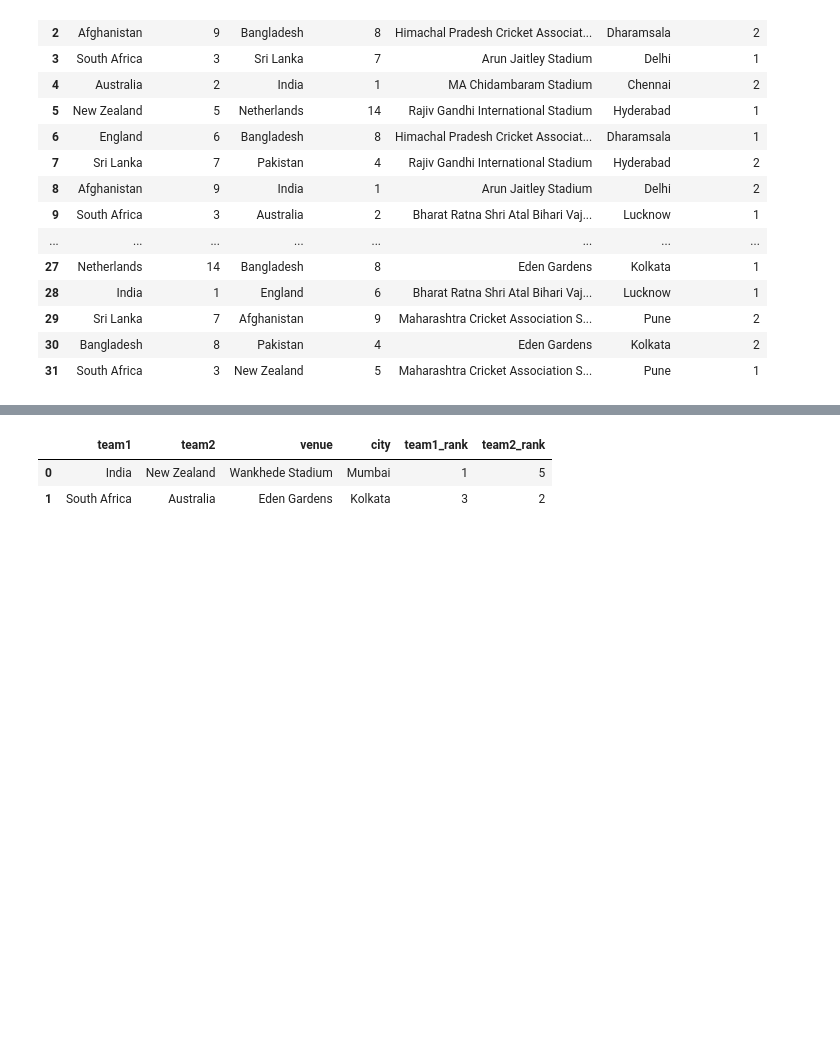
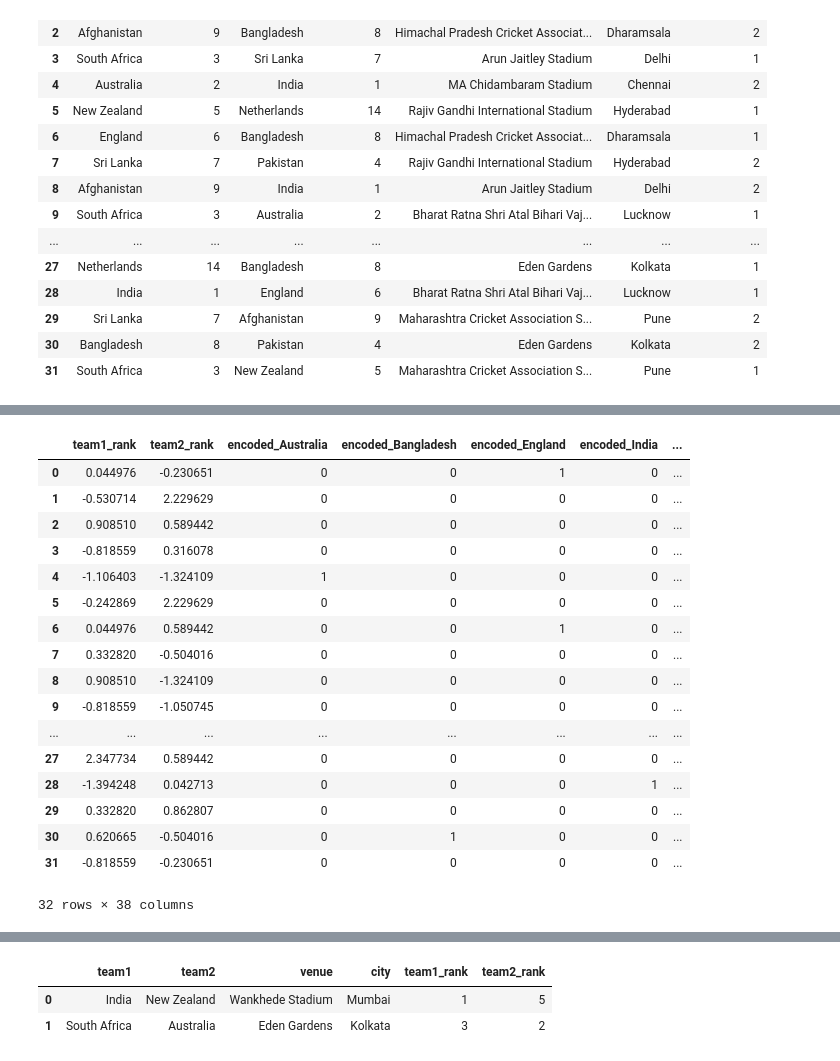
Before and after one commit to nirmalshah20519/Data_Mining_CP3_T02, a Jupyter notebook: IDM_Project_3_T_02_23.ipynb, the cells around one changed output, grey strips where cells are left out. Saved outputs shown, nothing was run; the diff lists cells and outputs as text; code cells hidden in the pictures; blank space fills up the shorter version.

```diff
--- a/IDM_Project_3_T_02_23.ipynb
+++ b/IDM_Project_3_T_02_23.ipynb
@@ -205,0 +199,25 @@ dfc
+# %%
+from sklearn.preprocessing import StandardScaler
+numerical_features = ['team1_rank', 'team2_rank', ]
+scaler = StandardScaler()
+dfc[numerical_features] = scaler.fit_transform(dfc[numerical_features])
+dfc
+# %% [output]
+|  | team1_rank | team2_rank | encoded_Australia | encoded_Bangladesh | encoded_England | encoded_India | ... |
+| 0 | 0.044976 | -0.230651 | 0 | 0 | 1 | 0 | ... |
+| 1 | -0.530714 | 2.229629 | 0 | 0 | 0 | 0 | ... |
+| 2 | 0.908510 | 0.589442 | 0 | 0 | 0 | 0 | ... |
+| 3 | -0.818559 | 0.316078 | 0 | 0 | 0 | 0 | ... |
+| 4 | -1.106403 | -1.324109 | 1 | 0 | 0 | 0 | ... |
+| 5 | -0.242869 | 2.229629 | 0 | 0 | 0 | 0 | ... |
+| 6 | 0.044976 | 0.589442 | 0 | 0 | 1 | 0 | ... |
+| 7 | 0.332820 | -0.504016 | 0 | 0 | 0 | 0 | ... |
+| 8 | 0.908510 | -1.324109 | 0 | 0 | 0 | 0 | ... |
+| 9 | -0.818559 | -1.050745 | 0 | 0 | 0 | 0 | ... |
+| ... | ... | ... | ... | ... | ... | ... | ... |
+| 27 | 2.347734 | 0.589442 | 0 | 0 | 0 | 0 | ... |
+| 28 | -1.394248 | 0.042713 | 0 | 0 | 0 | 1 | ... |
+| 29 | 0.332820 | 0.862807 | 0 | 0 | 0 | 0 | ... |
+| 30 | 0.620665 | -0.504016 | 0 | 1 | 0 | 0 | ... |
+| 31 | -0.818559 | -0.230651 | 0 | 0 | 0 | 0 | ... |
+32 rows × 38 columns
```
Also changed, not shown: parts of 17 cells of this notebook.
